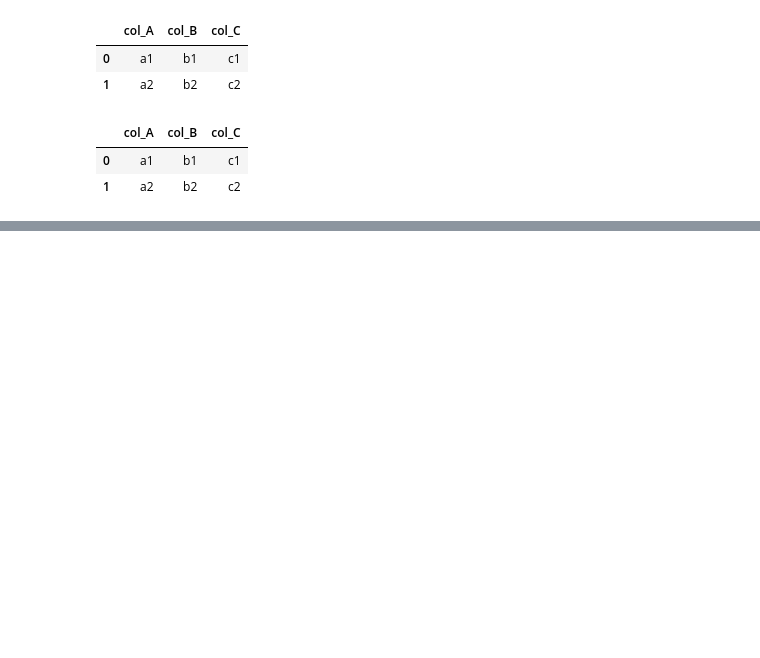
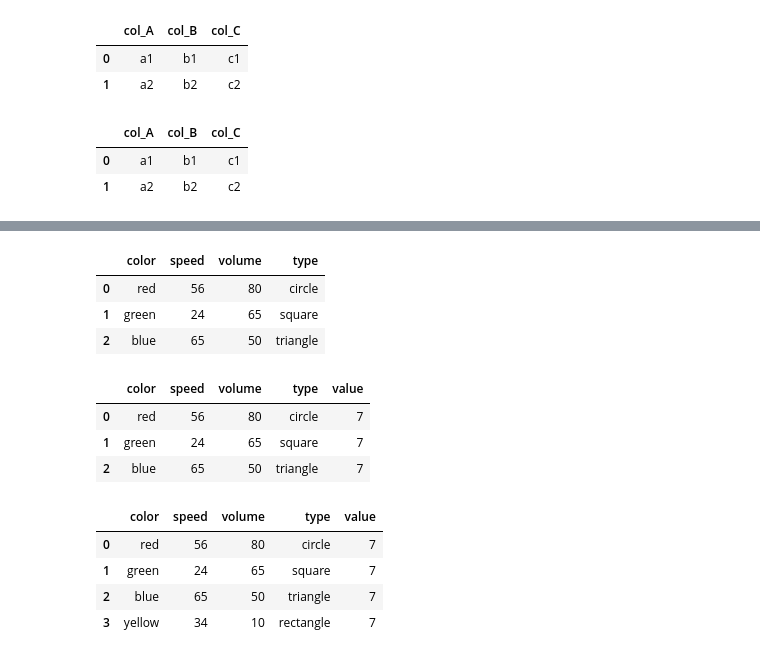
Before and after one commit to DmGetun/mp_2022_224-322_python, a Jupyter notebook: labPandas.ipynb, the cells around one changed output, grey strips where cells are left out. Drawn from its saved outputs; the diff is of its cells as text; code cells hidden in the pictures; blank space fills up the shorter version.

```diff
--- a/labPandas.ipynb
+++ b/labPandas.ipynb
@@ -111,0 +193,5 @@ from io import StringIO
+# %%
+s = pd.Series([1, 2, 3, 4, 5], ['A', 'B', 'C', 'D', 'E'])
+d = {'color':['red', 'green', 'blue'], 'speed': [56, 24, 65], 'volume': [80, 65, 50]}
+df = pd.DataFrame(d)
+df
@@ -111,0 +214,26 @@ from io import StringIO
+# %%
+# добавить столбец
+df['type'] = ['circle','square','triangle']
+df
+# %% [output]
+|  | color | speed | volume | type |
+| 0 | red | 56 | 80 | circle |
+| 1 | green | 24 | 65 | square |
+| 2 | blue | 65 | 50 | triangle |
+# %%
+df['value'] = 7
+df
+# %% [output]
+|  | color | speed | volume | type | value |
+| 0 | red | 56 | 80 | circle | 7 |
+| 1 | green | 24 | 65 | square | 7 |
+| 2 | blue | 65 | 50 | triangle | 7 |
+# %%
+new_row = pd.Series(['yellow', 34, 10, 'rectangle', 7], ['color', 'speed', 'volume', 'type', 'value'])
+df.append(new_row, ignore_index=True)
+# %% [output]
+|  | color | speed | volume | type | value |
+| 0 | red | 56 | 80 | circle | 7 |
+| 1 | green | 24 | 65 | square | 7 |
+| 2 | blue | 65 | 50 | triangle | 7 |
+| 3 | yellow | 34 | 10 | rectangle | 7 |
```
Also changed, not shown: parts of 34 cells of this notebook.
